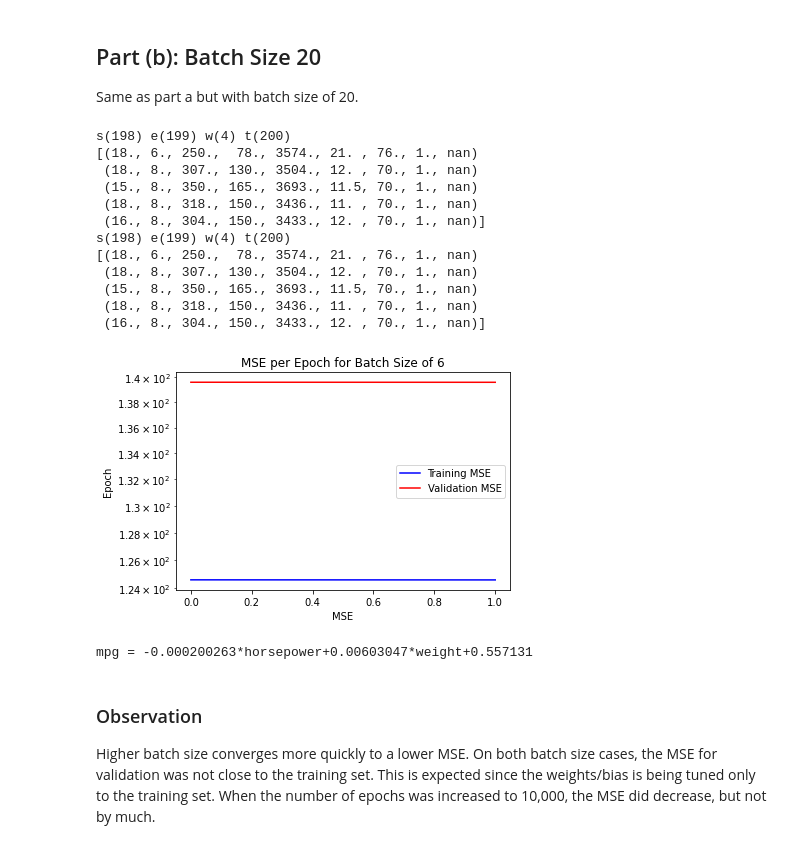
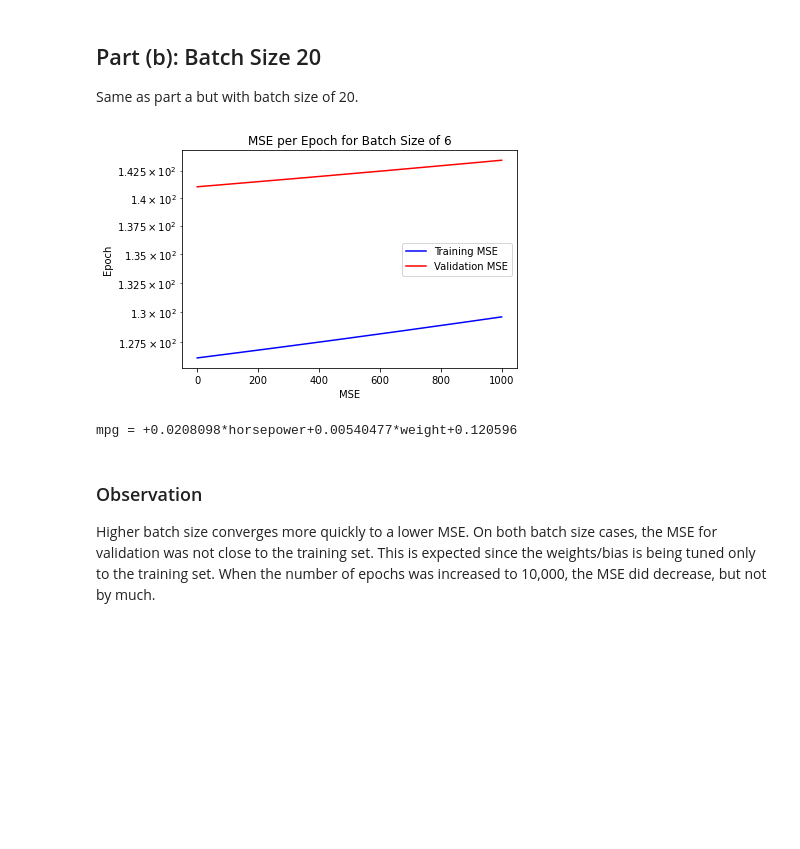
Before and after one commit to richardhemphill/ECE5268_MiniProject, a Jupyter notebook: MP1/src/Hemphill_MP1_P3.ipynb, the cells around one changed output. Cells and saved outputs as stored; diff of their text form; code cells hidden in the pictures; blank space fills up the shorter version.

```diff
--- a/MP1/src/Hemphill_MP1_P3.ipynb
+++ b/MP1/src/Hemphill_MP1_P3.ipynb
@@ -73,27 +73,26 @@ def StochasticGradientDecent(trainSet, valSet, outParam, inParam, epochs=1000,ba
     trainLen = len(trainSet)
     itters = math.ceil(trainLen/batchSize)
 
-    #for e in range(epochs):
+    for e in range(epochs):
+        for t in range(itters):
+    #for e in range(1):
         #for t in range(itters):
-    for e in range(2):
-        for t in range(itters):
             # Parse out a sample of the training set for a batch.
             if batchSize > 1:
                 batchStart = (batchSize)*(t)
-                batchEnd = (batchSize)*(t+1)-1
-                #print('s({}) e({})'.format(batchStart,batchEnd))
+                batchEnd = (batchSize)*(t+1)
+                #print('start({}) end({})'.format(batchStart,batchEnd))
                 if batchEnd >= trainLen:
                     batchWrap = batchEnd - trainLen + 1
                     batchEnd = trainLen-1
                     batchSet = trainSet[batchStart:batchEnd]
                     batchSet = np.append(batchSet,trainSet[0:batchWrap])
-                    print('s({}) e({}) w({}) t({})'.format(batchStart,batchEnd,batchWrap,trainLen))
-                    print(batchSet)
+                    #print('s({}) e({}) w({}) t({})'.format(batchStart,batchEnd,batchWrap,trainLen))
                 else:
                     batchSet = trainSet[batchStart:batchEnd]
             else:
                 batchSet = trainSet[t]
-                print('t({})'.format(t))
+            #print(batchSet)
 
             # Shuffle the batch.
             #random.shuffle(batchSet)
@@ -110,9 +109,14 @@ def StochasticGradientDecent(trainSet, valSet, outParam, inParam, epochs=1000,ba
 
             # Calculate the sum of gradients.
             dE = np.zeros(len(inParam))
-            #for s in range(batchSize):
-                #dE += Xbatch[s].T.dot(Xbatch[s].dot(W)-Ybatch[s])
-            dE += Xbatch.T.dot(Xbatch.dot(W)-Ybatch)
+            if batchSize > 1:
+                #print(Ybatch)
+                for s in range(batchSize):
+                    #print('s({})'.format(s))
+                    #print(Ybatch[s])
+                    dE += Xbatch[s].T.dot(Xbatch[s].dot(W)-Ybatch[s])
+            else:
+                dE += Xbatch.T.dot(Xbatch.dot(W)-Ybatch)
             g = (2/batchSize) * dE
 
             # Change in theta
@@ -197,25 +184,13 @@ The maximum eta (i.e. learning rate) must be set very low or else, the model wil
 ## Part (b): Batch Size 20
 Same as part a but with batch size of 20.
 # %%
-PART_A_BATCH_SIZE = 6
+PART_A_BATCH_SIZE = 20
 Wa, trainMse, valMse = StochasticGradientDecent(trainSet=trainData, valSet=valData, outParam=OUTPUT_FEATURE, inParam=INPUT_FEATURES, epochs=EPOCHS,batchSize=PART_A_BATCH_SIZE,etaMax=2.0E-7, beta=1, m=0.1)
 SgdPlot(trainMse=trainMse,valMse=valMse,batchSize=PART_A_BATCH_SIZE)
 print(PredictionEquation(y=OUTPUT_FEATURE, xs=INPUT_FEATURES, w=Wa))
 # %% [output]
+[figure, new version]
-s(198) e(199) w(4) t(200)
-[(18., 6., 250.,  78., 3574., 21. , 76., 1., nan)
- (18., 8., 307., 130., 3504., 12. , 70., 1., nan)
- (15., 8., 350., 165., 3693., 11.5, 70., 1., nan)
- (18., 8., 318., 150., 3436., 11. , 70., 1., nan)
- (16., 8., 304., 150., 3433., 12. , 70., 1., nan)]
-s(198) e(199) w(4) t(200)
-[(18., 6., 250.,  78., 3574., 21. , 76., 1., nan)
- (18., 8., 307., 130., 3504., 12. , 70., 1., nan)
- (15., 8., 350., 165., 3693., 11.5, 70., 1., nan)
- (18., 8., 318., 150., 3436., 11. , 70., 1., nan)
- (16., 8., 304., 150., 3433., 12. , 70., 1., nan)]
+mpg = +0.0208098*horsepower+0.00540477*weight+0.120596
-[figure, old version]
-mpg = -0.000200263*horsepower+0.00603047*weight+0.557131
 # %% [markdown]
 ### Observation
 Higher batch size converges more quickly to a lower MSE.  On both batch size cases, the MSE for validation was not close to the training set.  This is expected since the weights/bias is being tuned only to the training set.  When the number of epochs was increased to 10,000, the MSE did decrease, but not by much.
```
Also changed, not shown: parts of 3 cells of this notebook.
